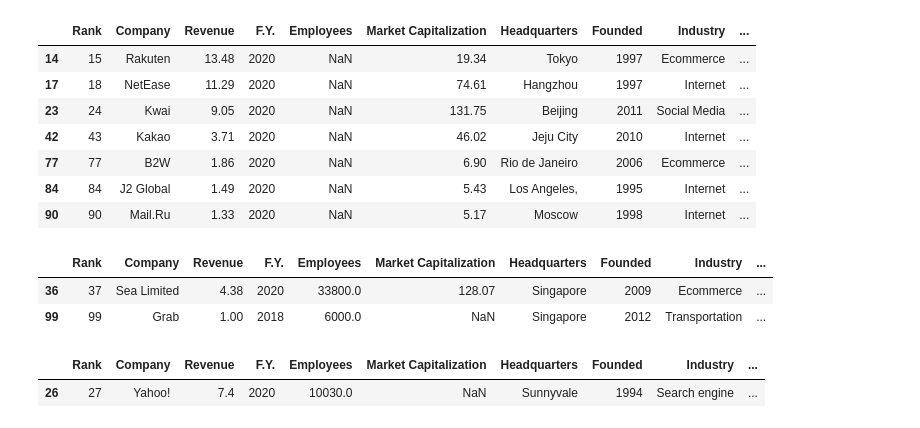
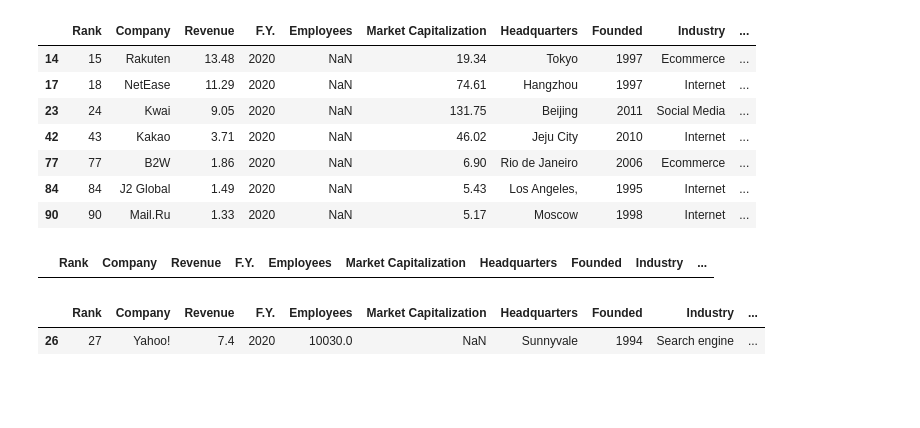
Before and after one commit to rockdonald2/LargestInternetCompaniesAroundTheWorld, a Jupyter notebook: exploreData.ipynb, the cells around one changed output. Cells and saved outputs as stored; diff of their text form; code cells hidden in the pictures; blank space fills up the shorter version.

```diff
--- a/exploreData.ipynb
+++ b/exploreData.ipynb
@@ -77,12 +77,15 @@ df.at[90, "Employees"] = 8842
 # %%
 # df[df['geoc_city'] == 'Galaxis']['geoc_city'] = 'Singapore'
 df.loc[df['geoc_city'] == 'Galaxis', 'geoc_city'] = 'Singapore'
-# %%
-df[df['Headquarters'] == 'Singapore']
-# %% [output]
-|  | Rank | Company | Revenue | F.Y. | Employees | Market Capitalization | Headquarters | Founded | Industry | ... |
-| 36 | 37 | Sea Limited | 4.38 | 2020 | 33800.0 | 128.07 | Singapore | 2009 | Ecommerce | ... |
-| 99 | 99 | Grab | 1.00 | 2018 | 6000.0 | NaN | Singapore | 2012 | Transportation | ... |
+# %%
+# df[df['Headquarters'] == 'Singapore']
+# df[df['country_hu'] == 'Oroszország']
+df.loc[(df['geoc_city'] == 'Singapore') & (df['Headquarters'] == 'Moscow')]
+# lat = df.loc[(df['geoc_city'] == 'Moscow') & (df['Headquarters'] == 'Moscow')]['coord_lat'].values[0]
+# lon = df.loc[(df['geoc_city'] == 'Moscow') & (df['Headquarters'] == 'Moscow')]['coord_lon'].values[0]
+# df.loc[(df['geoc_city'] == 'Singapore') & (df['Headquarters'] == 'Moscow'), ['coord_lat', 'coord_lon', 'geoc_city']] = [lat, lon, 'Moscow']
+# %% [output]
+|  | Rank | Company | Revenue | F.Y. | Employees | Market Capitalization | Headquarters | Founded | Industry | ... |
 # %%
 df.loc[df['Company'] == 'Yahoo!', 'Founded'] = 1994
 df.loc[df['Company'] == 'Yahoo!']
```
Also changed, not shown: parts of 4 cells of this notebook, 19 other files.
